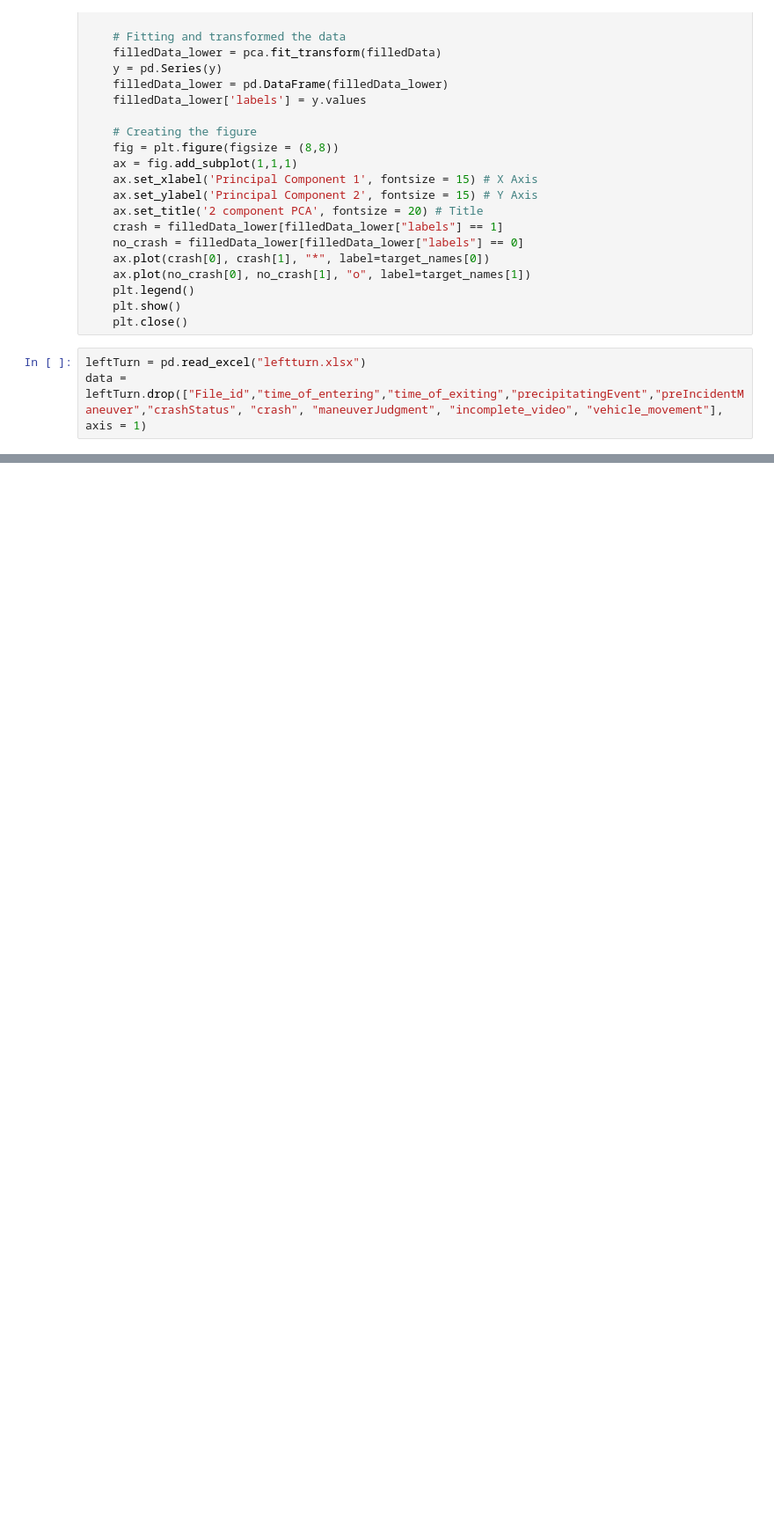
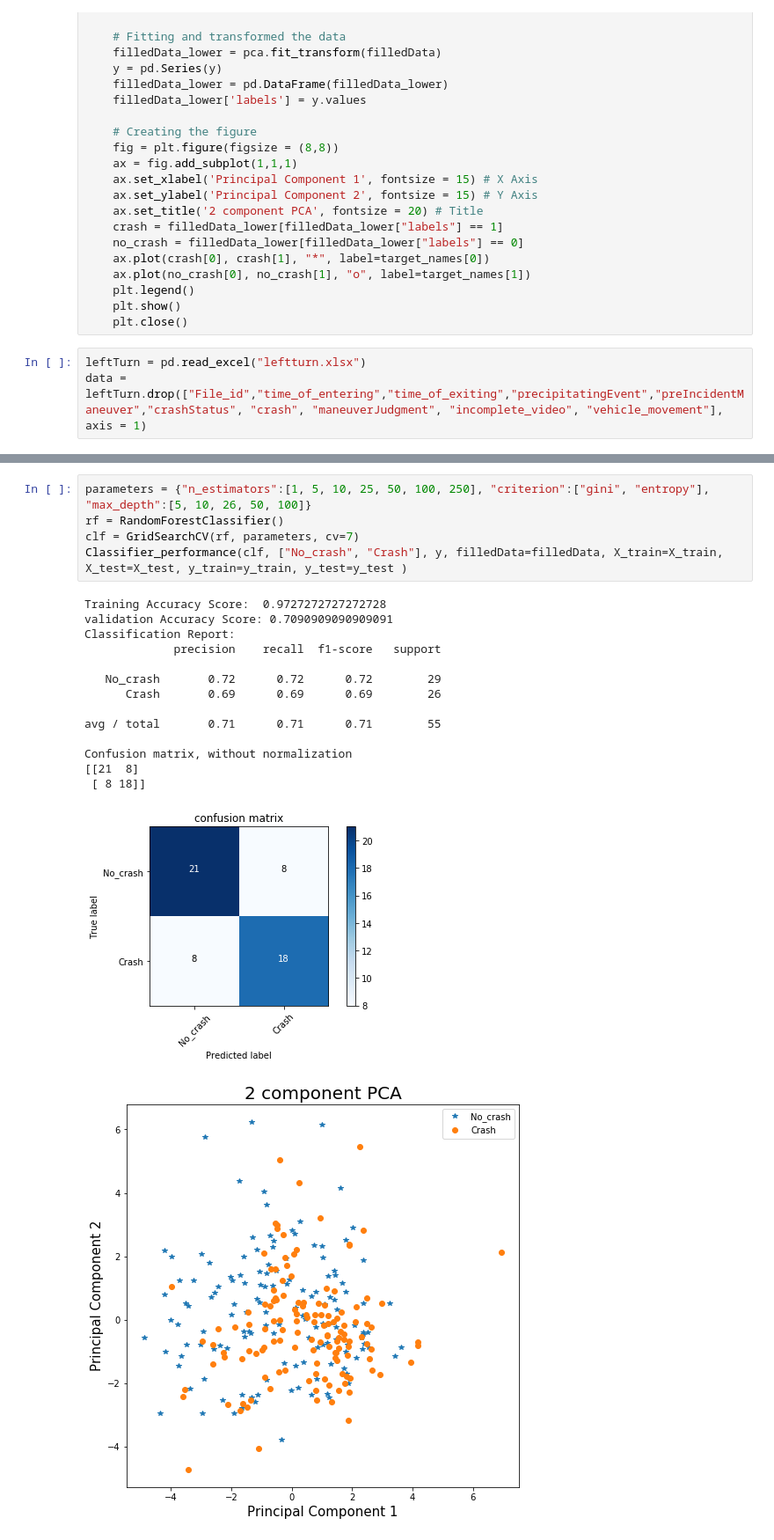
Before and after one commit to imraviagrawal/SHPR2video_git, a Jupyter notebook: MachineLearning.ipynb, the cells around one changed output, grey strips where cells are left out. Shown: that part at 88% size. Cells and saved outputs as stored; diff of their text form; blank space fills up the shorter version.

```diff
--- a/MachineLearning.ipynb
+++ b/MachineLearning.ipynb
@@ -108,0 +198,21 @@ data = leftTurn.drop(["File_id","time_of_entering","time_of_exiting","precipitat
+# %%
+parameters = {"n_estimators":[1, 5, 10, 25, 50, 100, 250], "criterion":["gini", "entropy"], "max_depth":[5, 10, 26, 50, 100]}
+rf = RandomForestClassifier()
+clf = GridSearchCV(rf, parameters, cv=7)
+Classifier_performance(clf, ["No_crash", "Crash"], y, filledData=filledData, X_train=X_train, X_test=X_test, y_train=y_train, y_test=y_test )
+# %% [output]
+Training Accuracy Score:  0.9727272727272728
+validation Accuracy Score: 0.7090909090909091
+Classification Report:
+             precision    recall  f1-score   support
+
+   No_crash       0.72      0.72      0.72        29
+      Crash       0.69      0.69      0.69        26
+
+avg / total       0.71      0.71      0.71        55
+
+Confusion matrix, without normalization
+[[21  8]
+ [ 8 18]]
+[figure, added]
+[figure, added]
```
Also changed, not shown: parts of 18 cells of this notebook.
